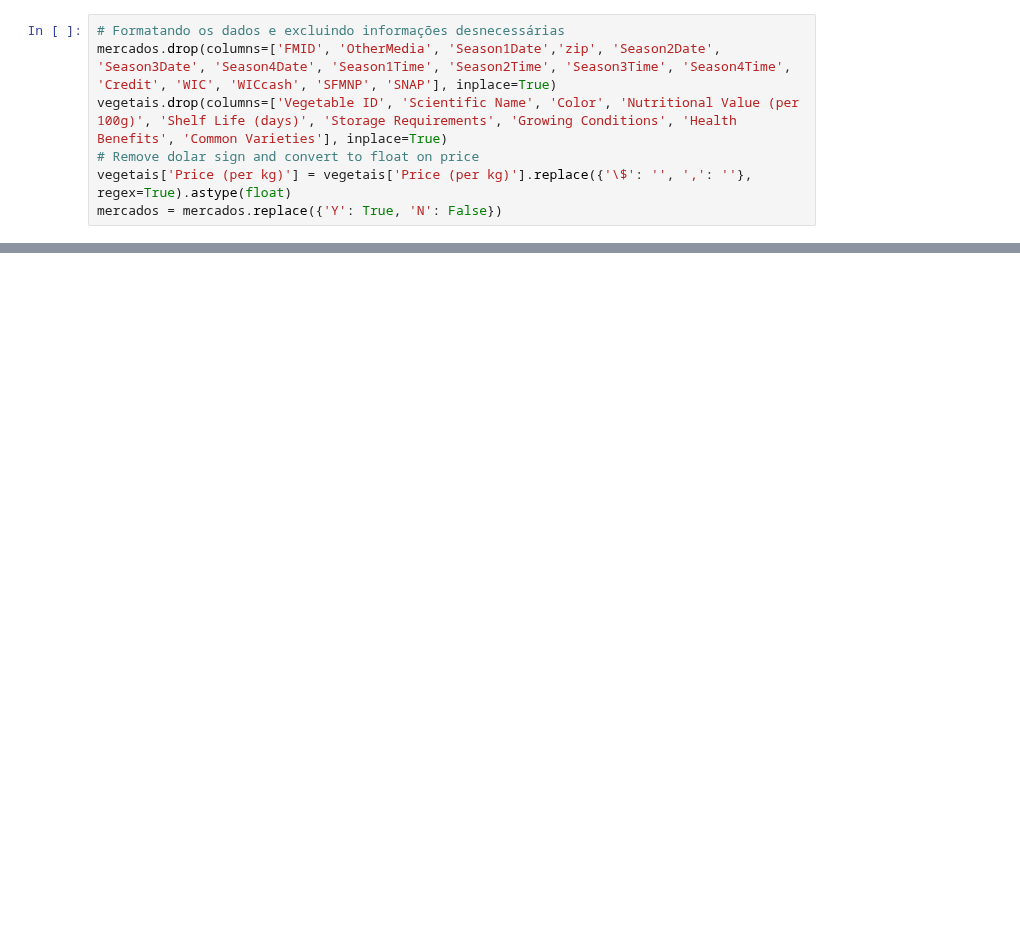
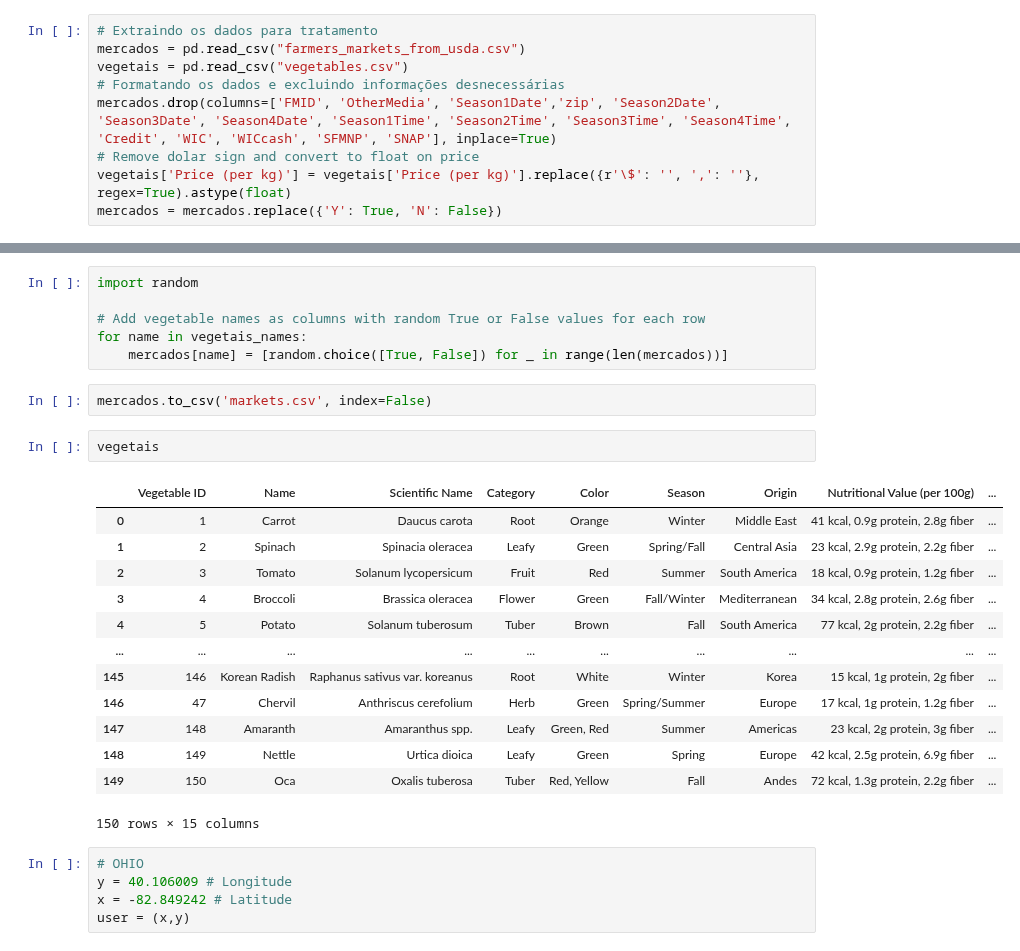
Before and after one commit to rafaelghiorzi/Projeto-1-IIA, a Jupyter notebook: main.ipynb, the cells around one changed output, grey strips where cells are left out. Saved outputs shown, nothing was run; the diff lists cells and outputs as text; blank space fills up the shorter version.

```diff
--- a/main.ipynb
+++ b/main.ipynb
@@ -7,7 +5,9 @@ vegetais = pd.read_csv("vegetables.csv")
 # %%
+# Extraindo os dados para tratamento
+mercados = pd.read_csv("farmers_markets_from_usda.csv")
+vegetais = pd.read_csv("vegetables.csv")
 # Formatando os dados e excluindo informações desnecessárias
 mercados.drop(columns=['FMID', 'OtherMedia', 'Season1Date','zip', 'Season2Date', 'Season3Date', 'Season4Date', 'Season1Time', 'Season2Time', 'Season3Time', 'Season4Time', 'Credit', 'WIC', 'WICcash', 'SFMNP', 'SNAP'], inplace=True)
-vegetais.drop(columns=['Vegetable ID', 'Scientific Name', 'Color', 'Nutritional Value (per 100g)', 'Shelf Life (days)', 'Storage Requirements', 'Growing Conditions', 'Health Benefits', 'Common Varieties'], inplace=True)
 # Remove dolar sign and convert to float on price
-vegetais['Price (per kg)'] = vegetais['Price (per kg)'].replace({'\$': '', ',': ''}, regex=True).astype(float)
+vegetais['Price (per kg)'] = vegetais['Price (per kg)'].replace({r'\$': '', ',': ''}, regex=True).astype(float)
 mercados = mercados.replace({'Y': True, 'N': False})
@@ -32,0 +41,29 @@ y = -84.091327
+# %%
+import random
+
+# Add vegetable names as columns with random True or False values for each row
+for name in vegetais_names:
+    mercados[name] = [random.choice([True, False]) for _ in range(len(mercados))]
+# %%
+mercados.to_csv('markets.csv', index=False)
+# %%
+vegetais
+# %% [output]
+|  | Vegetable ID | Name | Scientific Name | Category | Color | Season | Origin | Nutritional Value (per 100g) | ... |
+| 0 | 1 | Carrot | Daucus carota | Root | Orange | Winter | Middle East | 41 kcal, 0.9g protein, 2.8g fiber | ... |
+| 1 | 2 | Spinach | Spinacia oleracea | Leafy | Green | Spring/Fall | Central Asia | 23 kcal, 2.9g protein, 2.2g fiber | ... |
+| 2 | 3 | Tomato | Solanum lycopersicum | Fruit | Red | Summer | South America | 18 kcal, 0.9g protein, 1.2g fiber | ... |
+| 3 | 4 | Broccoli | Brassica oleracea | Flower | Green | Fall/Winter | Mediterranean | 34 kcal, 2.8g protein, 2.6g fiber | ... |
+| 4 | 5 | Potato | Solanum tuberosum | Tuber | Brown | Fall | South America | 77 kcal, 2g protein, 2.2g fiber | ... |
+| ... | ... | ... | ... | ... | ... | ... | ... | ... | ... |
+| 145 | 146 | Korean Radish | Raphanus sativus var. koreanus | Root | White | Winter | Korea | 15 kcal, 1g protein, 2g fiber | ... |
+| 146 | 47 | Chervil | Anthriscus cerefolium | Herb | Green | Spring/Summer | Europe | 17 kcal, 1g protein, 1.2g fiber | ... |
+| 147 | 148 | Amaranth | Amaranthus spp. | Leafy | Green, Red | Summer | Americas | 23 kcal, 2g protein, 3g fiber | ... |
+| 148 | 149 | Nettle | Urtica dioica | Leafy | Green | Spring | Europe | 42 kcal, 2.5g protein, 6.9g fiber | ... |
+| 149 | 150 | Oca | Oxalis tuberosa | Tuber | Red, Yellow | Fall | Andes | 72 kcal, 1.3g protein, 2.2g fiber | ... |
+150 rows × 15 columns
+# %%
+# OHIO
+y = 40.106009 # Longitude
+x = -82.849242 # Latitude
+user = (x,y)
```
Also changed, not shown: parts of 10 cells of this notebook, 6 other files.
